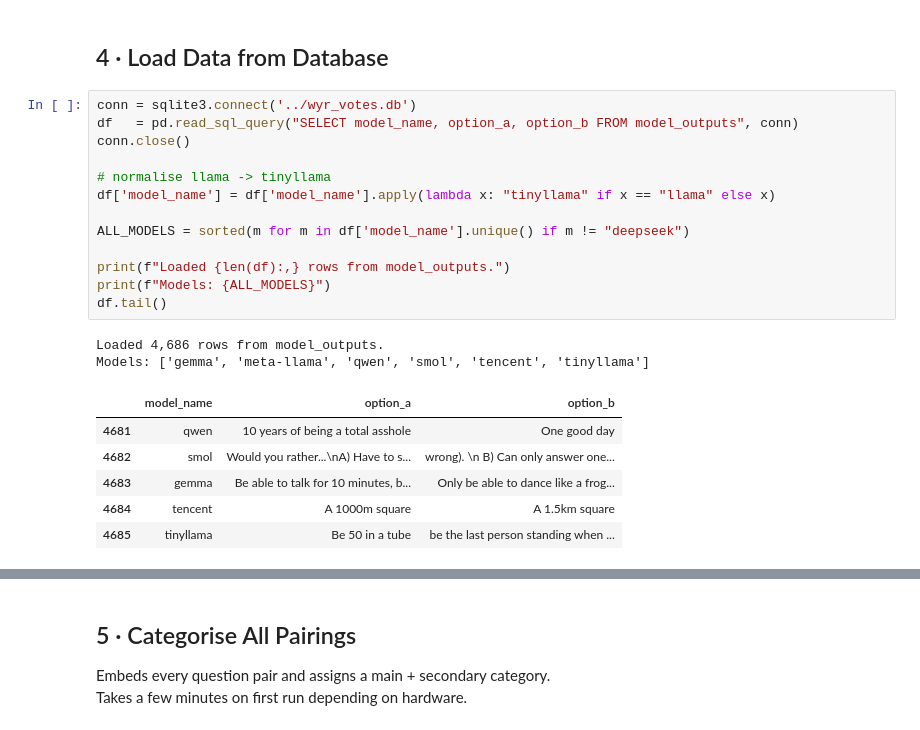
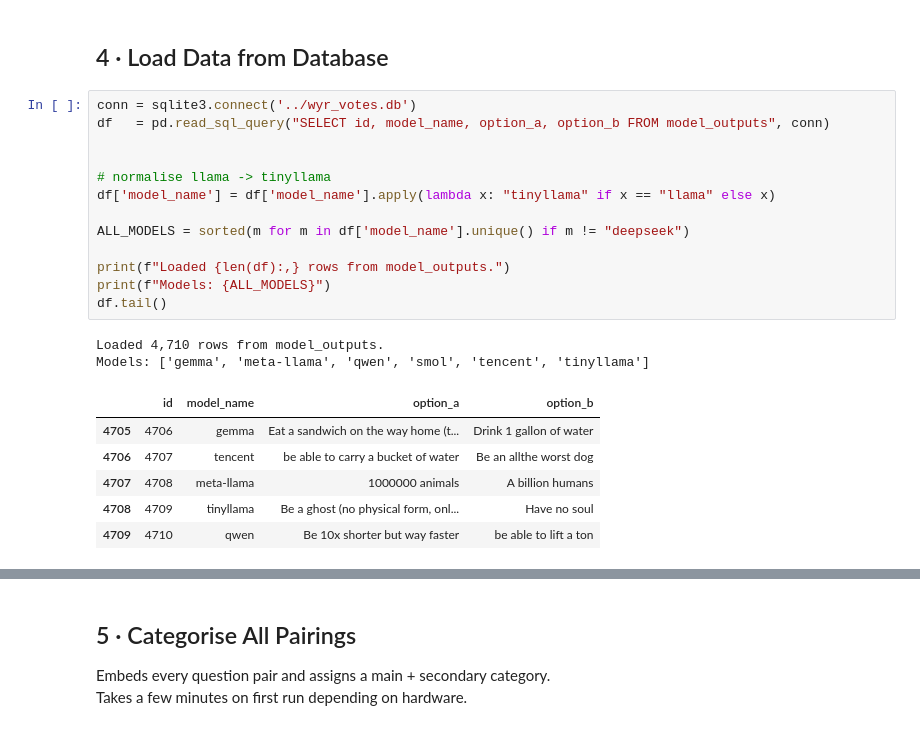
Before and after one commit to MasterMilkX/would-you-rather-llm, a Jupyter notebook: analysis/data_analysis.ipynb, the cells around one changed output, grey strips where cells are left out. Saved outputs shown, nothing was run; the diff lists cells and outputs as text.

```diff
--- a/analysis/data_analysis.ipynb
+++ b/analysis/data_analysis.ipynb
@@ -106,23 +105,23 @@ def categorize_pairing(pairing):
 ## 4 · Load Data from Database
 # %%
 conn = sqlite3.connect('../wyr_votes.db')
-df   = pd.read_sql_query("SELECT model_name, option_a, option_b FROM model_outputs", conn)
-conn.close()
+df   = pd.read_sql_query("SELECT id, model_name, option_a, option_b FROM model_outputs", conn)
+
 
 # normalise llama -> tinyllama
 df['model_name'] = df['model_name'].apply(lambda x: "tinyllama" if x == "llama" else x)
 
 ALL_MODELS = sorted(m for m in df['model_name'].unique() if m != "deepseek")
 
 print(f"Loaded {len(df):,} rows from model_outputs.")
 print(f"Models: {ALL_MODELS}")
 df.tail()
 # %% [output]
-Loaded 4,686 rows from model_outputs.
+Loaded 4,710 rows from model_outputs.
 Models: ['gemma', 'meta-llama', 'qwen', 'smol', 'tencent', 'tinyllama']
-|  | model_name | option_a | option_b |
-| 4681 | qwen | 10 years of being a total asshole | One good day |
-| 4682 | smol | Would you rather...\nA) Have to s... | wrong). \n B) Can only answer one... |
-| 4683 | gemma | Be able to talk for 10 minutes, b... | Only be able to dance like a frog... |
-| 4684 | tencent | A 1000m square | A 1.5km square |
-| 4685 | tinyllama | Be 50 in a tube | be the last person standing when ... |
+|  | id | model_name | option_a | option_b |
+| 4705 | 4706 | gemma | Eat a sandwich on the way home (t... | Drink 1 gallon of water |
+| 4706 | 4707 | tencent | be able to carry a bucket of water | Be an allthe worst dog |
+| 4707 | 4708 | meta-llama | 1000000 animals | A billion humans |
+| 4708 | 4709 | tinyllama | Be a ghost (no physical form, onl... | Have no soul |
+| 4709 | 4710 | qwen | Be 10x shorter but way faster | be able to lift a ton |
```
Also changed, not shown: parts of 21 cells of this notebook, 17 other files.
